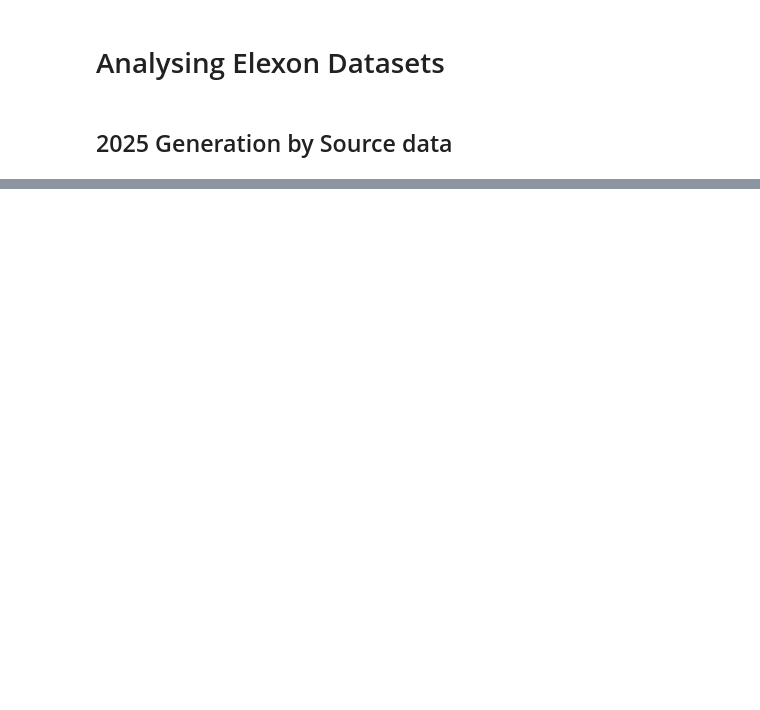
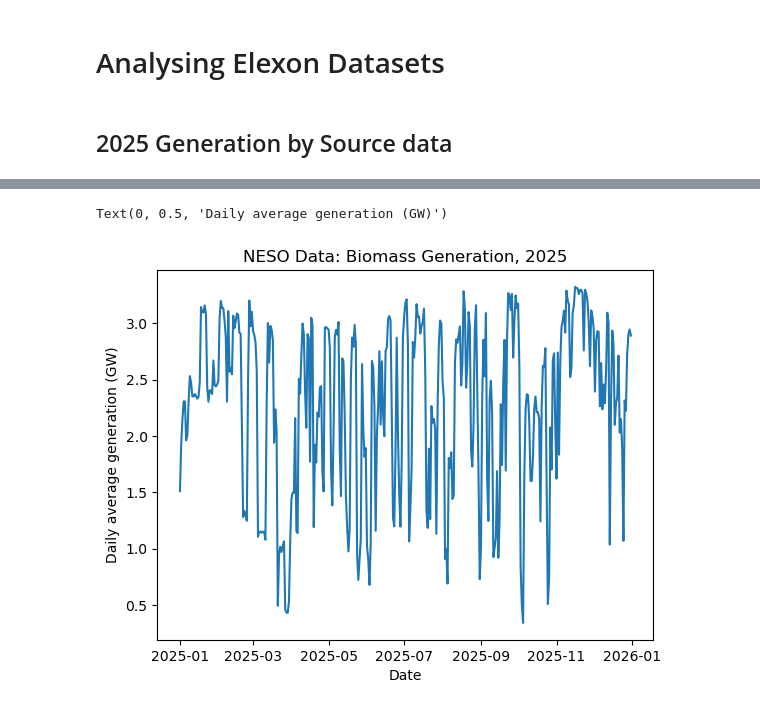
Before and after one commit to m-ichiban/MishBScMajorProject, a Jupyter notebook: MishMajorProject.ipynb, the cells around one changed output, grey strips where cells are left out. Saved outputs shown, nothing was run; the diff lists cells and outputs as text; code cells hidden in the pictures; blank space fills up the shorter version.

```diff
--- a/MishMajorProject.ipynb
+++ b/MishMajorProject.ipynb
@@ -62,0 +63,11 @@ plt.show()
+# %%
+x = biomass_daily.index
+y = biomass_daily.values/1000
+
+plt.plot(x,y)
+plt.title("NESO Data: Biomass Generation, 2025")
+plt.xlabel("Date")
+plt.ylabel("Daily average generation (GW)")
+# %% [output]
+Text(0, 0.5, 'Daily average generation (GW)')
+[figure, added]
```
Also changed, not shown: parts of 11 cells of this notebook.
